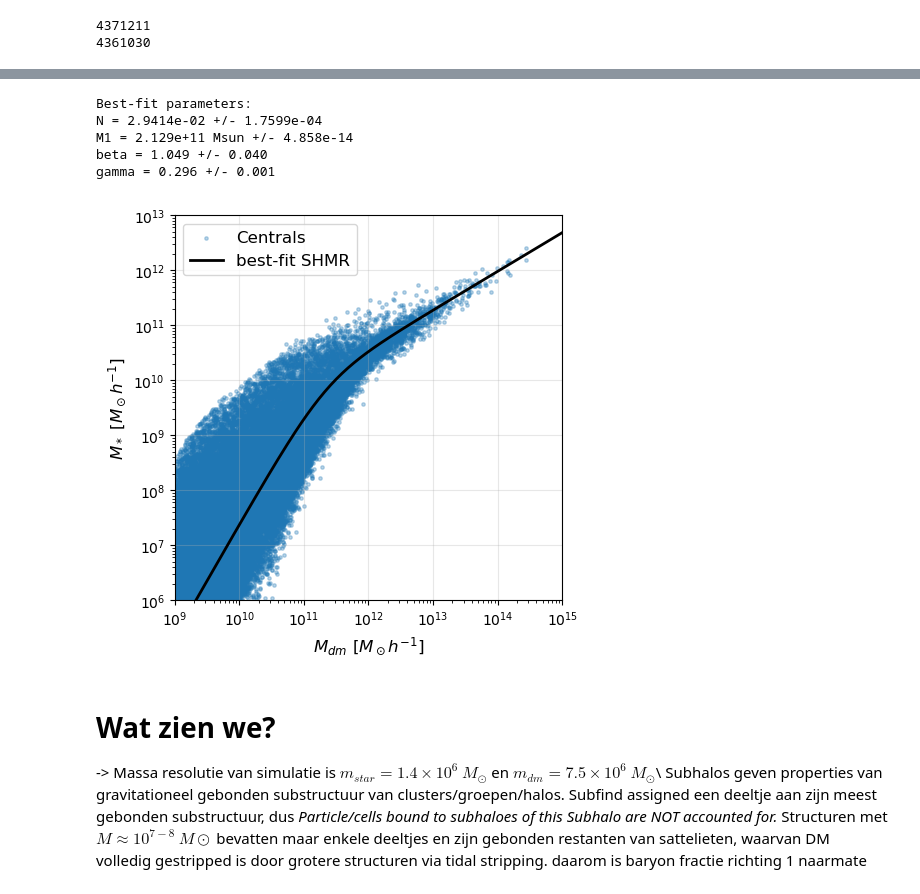
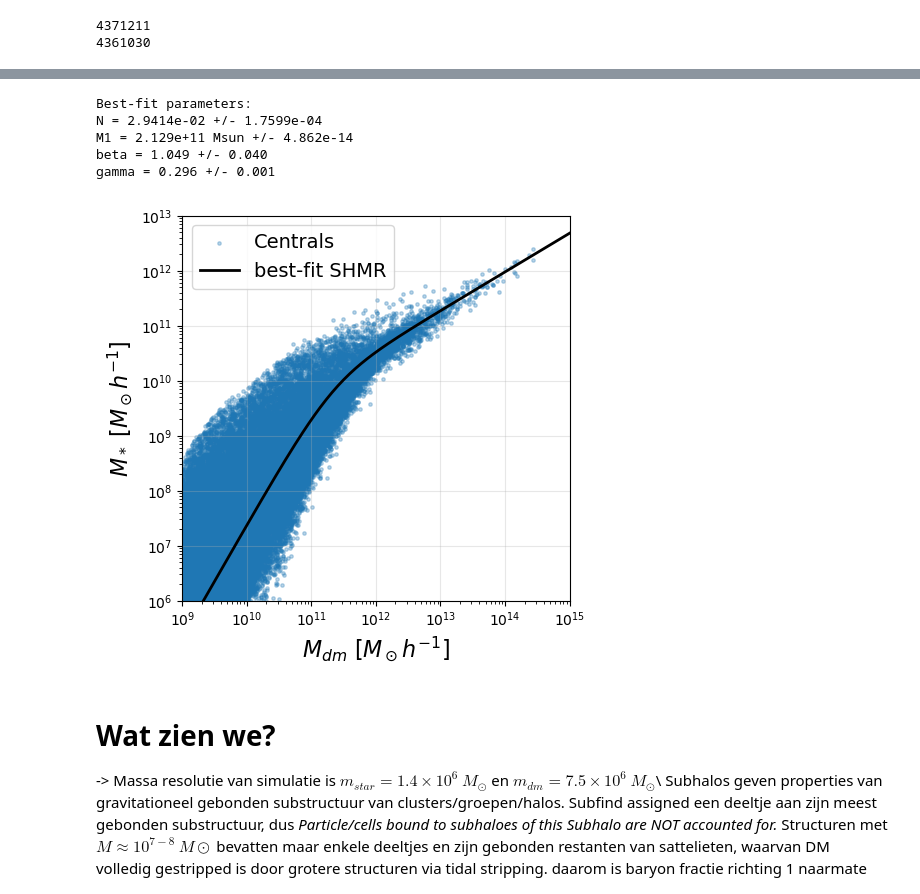
Before and after one commit to gvansan/TANA_notebooks, a Jupyter notebook: Project/part2_updated.ipynb, the cells around one changed output, grey strips where cells are left out. Saved outputs shown, nothing was run; the diff lists cells and outputs as text; code cells hidden in the pictures.

```diff
--- a/Project/part2_updated.ipynb
+++ b/Project/part2_updated.ipynb
@@ -14,7 +14,10 @@ import matplotlib as mpl
 mpl.rcParams.update(mpl.rcParamsDefault)
 # %%
 #load file locally
-subhalo_file = r"C:\Users\Mathijs DeKeyser\Documents\TANA\TNG100-1_subhalosCat.hdf5"
+#subhalo_file = r"C:\Users\Mathijs DeKeyser\Documents\TANA\TNG100-1_subhalosCat.hdf5"
+
+#Greg
+subhalo_file = r"C:\Users\grego\OneDrive\Documents\ugent\master\2e jaar\TANA paper\TNG100-1_subhalosCat.hdf5 (2)\TNG100-1_subhalosCat.hdf5"
 # %%
 data = h5py.File(subhalo_file, 'r')
 data.keys()
@@ -466,38 +469,38 @@ upper = [2.0, 10**12.5, 5.0, 5.0]
 popt, pcov = curve_fit(lambda M, N, M1, beta, gamma: shmr(M, N, M1, beta, gamma),
                        xdata, ydata, p0=p0, bounds=(lower, upper), maxfev=20000)
 
 N_fit, M1_fit, beta_fit, gamma_fit = popt
 perr = np.sqrt(np.diag(pcov))
 
 print("Best-fit parameters:")
 print("N = {:.4e} +/- {:.4e}".format(N_fit, perr[0]))
 print("M1 = {:.3e} Msun +/- {:.3e}".format(M1_fit, perr[1]))
 print("beta = {:.3f} +/- {:.3f}".format(beta_fit, perr[2]))
 print("gamma = {:.3f} +/- {:.3f}".format(gamma_fit, perr[3]))
 
 # ----- Make a plot -----
 Mdm_grid = np.logspace(9, 15, 200)
 model_ratio = shmr(Mdm_grid, *popt)
 
 plt.figure(figsize=(5,5))
 plt.scatter(xdata, ydata, s=6, alpha=0.3, label='Centrals')
 plt.plot(Mdm_grid, model_ratio, lw=2, color='black', label='best-fit SHMR')
 plt.xscale('log'); plt.yscale('log')
-plt.xlabel(r'$M_{dm}\ [M_\odot h^{-1}]$', fontsize = 12)
-plt.ylabel(r'$M_*\ [M_\odot h^{-1}]$', fontsize = 12)
+plt.xlabel(r'$M_{dm}\ [M_\odot h^{-1}]$', fontsize = 16)
+plt.ylabel(r'$M_*\ [M_\odot h^{-1}]$', fontsize = 16)
 plt.ylim(10**6,10**13)
 plt.xlim(10**9,10**15)
-plt.legend(fontsize = 12)
+plt.legend(fontsize = 14)
 plt.grid(alpha=0.3)
 plt.savefig("Images/SHMR_fit")
 plt.show()
 # %% [output]
 Best-fit parameters:
 N = 2.9414e-02 +/- 1.7599e-04
-M1 = 2.129e+11 Msun +/- 4.858e-14
+M1 = 2.129e+11 Msun +/- 4.862e-14
 beta = 1.049 +/- 0.040
 gamma = 0.296 +/- 0.001
-[figure, old version]
+[figure, new version]
 # %% [markdown]
 # Wat zien we?
 
```
Also changed, not shown: parts of 7 cells of this notebook, 6 other files.
